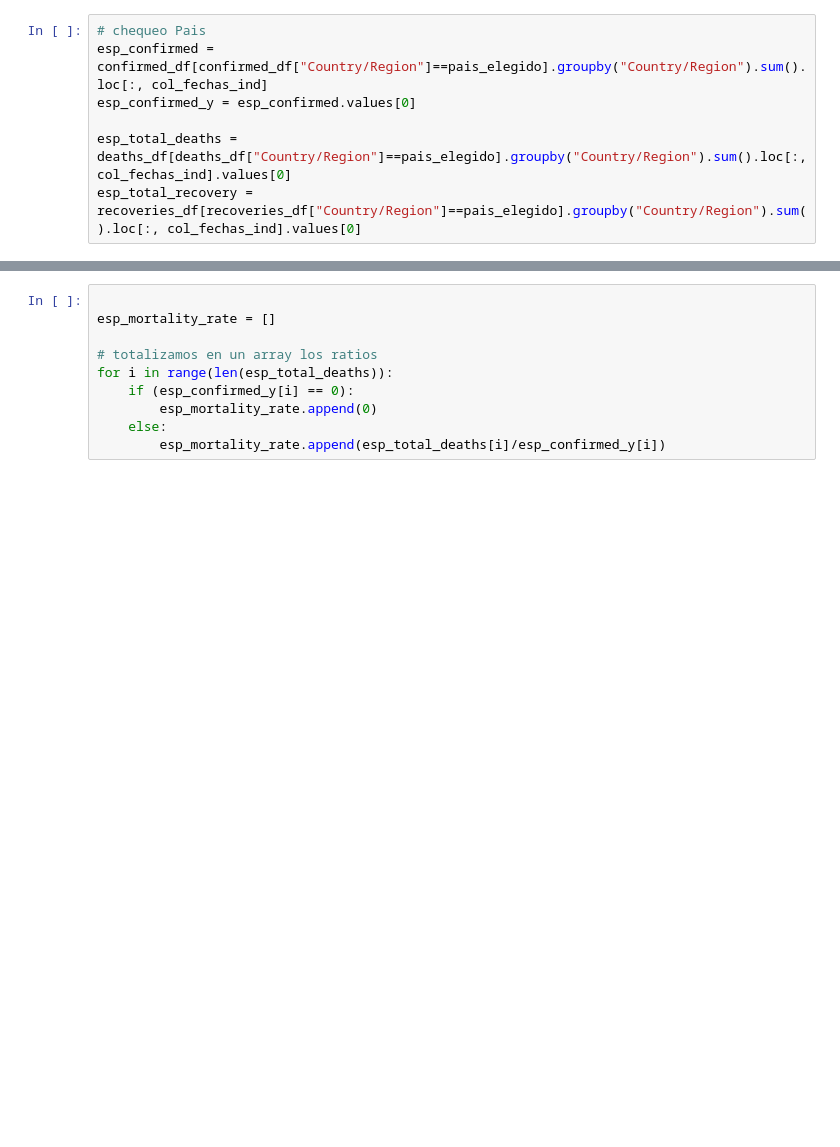
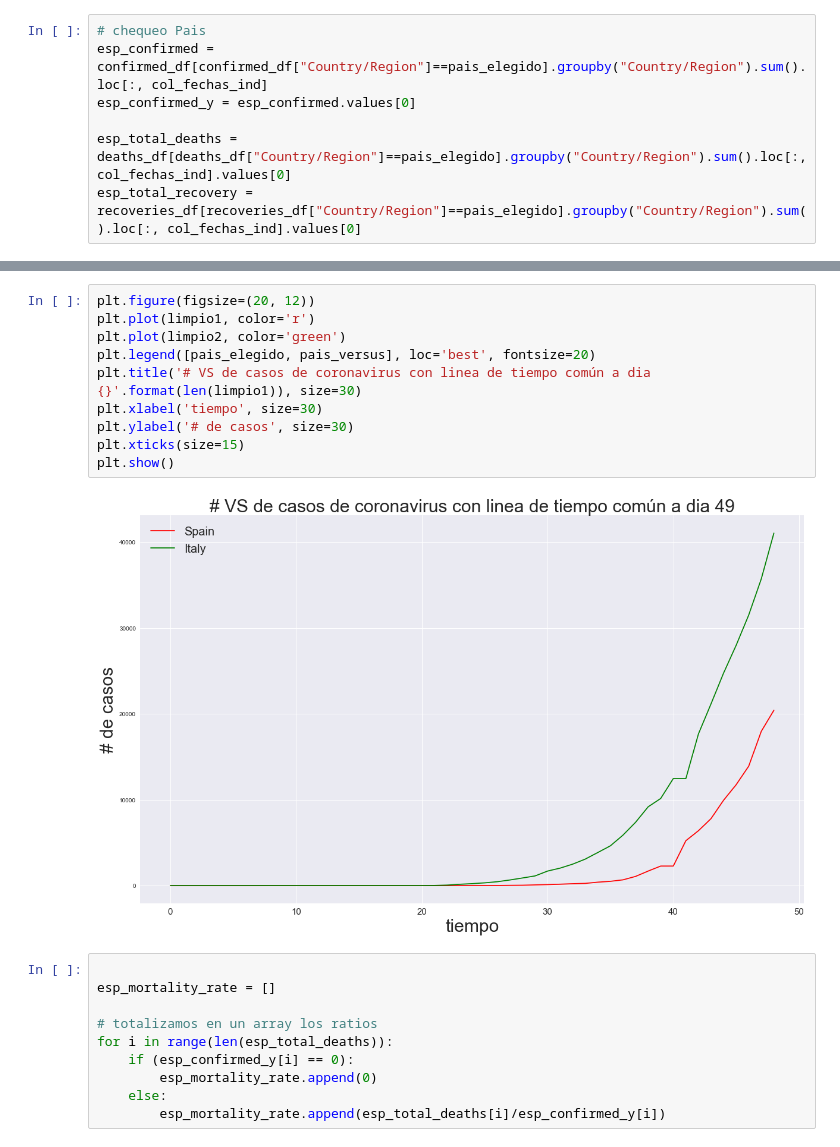
Before and after one commit to Zell0ss/SPA-Covid_Analysis, a Jupyter notebook: visualizacion COVID.ipynb, the cells around one changed output, grey strips where cells are left out. Cells and saved outputs as stored; diff of their text form; blank space fills up the shorter version.

```diff
--- a/visualizacion COVID.ipynb
+++ b/visualizacion COVID.ipynb
@@ -93,3 +125,15 @@ print (fecha_1er_infectado)
+# %%
+plt.figure(figsize=(20, 12))
+plt.plot(limpio1, color='r')
+plt.plot(limpio2, color='green')
+plt.legend([pais_elegido, pais_versus], loc='best', fontsize=20)
+plt.title('# VS de casos de coronavirus con linea de tiempo común a dia {}'.format(len(limpio1)), size=30)
+plt.xlabel('tiempo', size=30)
+plt.ylabel('# de casos', size=30)
+plt.xticks(size=15)
+plt.show()
+# %% [output]
+[figure, added]
 # %%
 
 esp_mortality_rate = []
```
Also changed, not shown: parts of 10 cells of this notebook.
